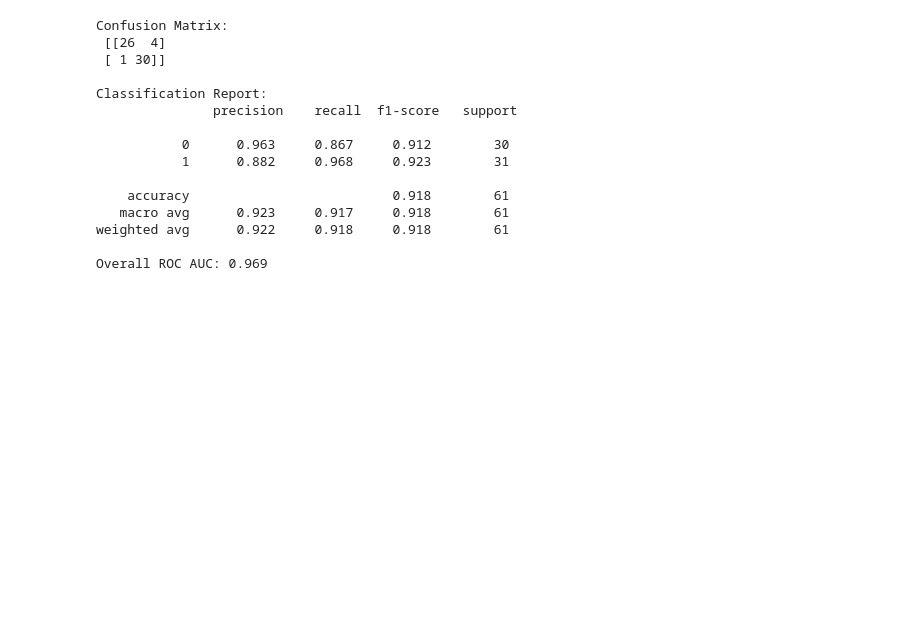
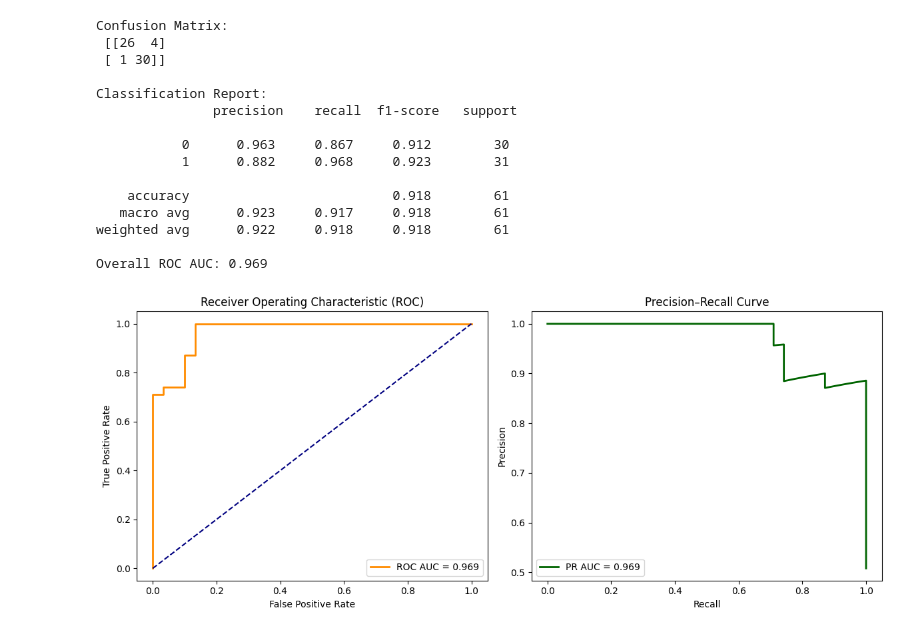
Before and after one commit to tomlas32/Diabetes, a Jupyter notebook: ML_pipeline.ipynb, the cells around one changed output. Saved outputs shown, nothing was run; the diff lists cells and outputs as text; code cells hidden in the pictures; blank space fills up the shorter version.

```diff
--- a/ML_pipeline.ipynb
+++ b/ML_pipeline.ipynb
@@ -119,3 +119,36 @@ Classification Report:
 weighted avg      0.922     0.918     0.918        61
 
 Overall ROC AUC: 0.969
+# %%
+# ROC Curve
+fpr, tpr, _ = roc_curve(all_y_true, all_y_prob)     # False Positive Rate, True Positive Rate
+roc_auc = auc(fpr, tpr)
+
+# PR Curve
+precision, recall, _ = precision_recall_curve(all_y_true, all_y_prob)
+pr_auc = auc(recall, precision)
+
+# Plot
+plt.figure(figsize=(12, 5))
+
+# ROC plot
+plt.subplot(1, 2, 1)
+plt.plot(fpr, tpr, color='darkorange', lw=2, label=f'ROC AUC = {roc_auc:.3f}')
+plt.plot([0, 1], [0, 1], color='navy', linestyle='--')
+plt.xlabel('False Positive Rate')
+plt.ylabel('True Positive Rate')
+plt.title('Receiver Operating Characteristic (ROC)')
+plt.legend(loc="lower right")
+
+# PR plot
+plt.subplot(1, 2, 2)
+plt.plot(recall, precision, color='darkgreen', lw=2, label=f'PR AUC = {pr_auc:.3f}')
+plt.xlabel('Recall')
+plt.ylabel('Precision')
+plt.title('Precision–Recall Curve')
+plt.legend(loc="lower left")
+
+plt.tight_layout()
+plt.show()
+# %% [output]
+[figure, added]
```
Also changed, not shown: parts of 1 cell of this notebook.
